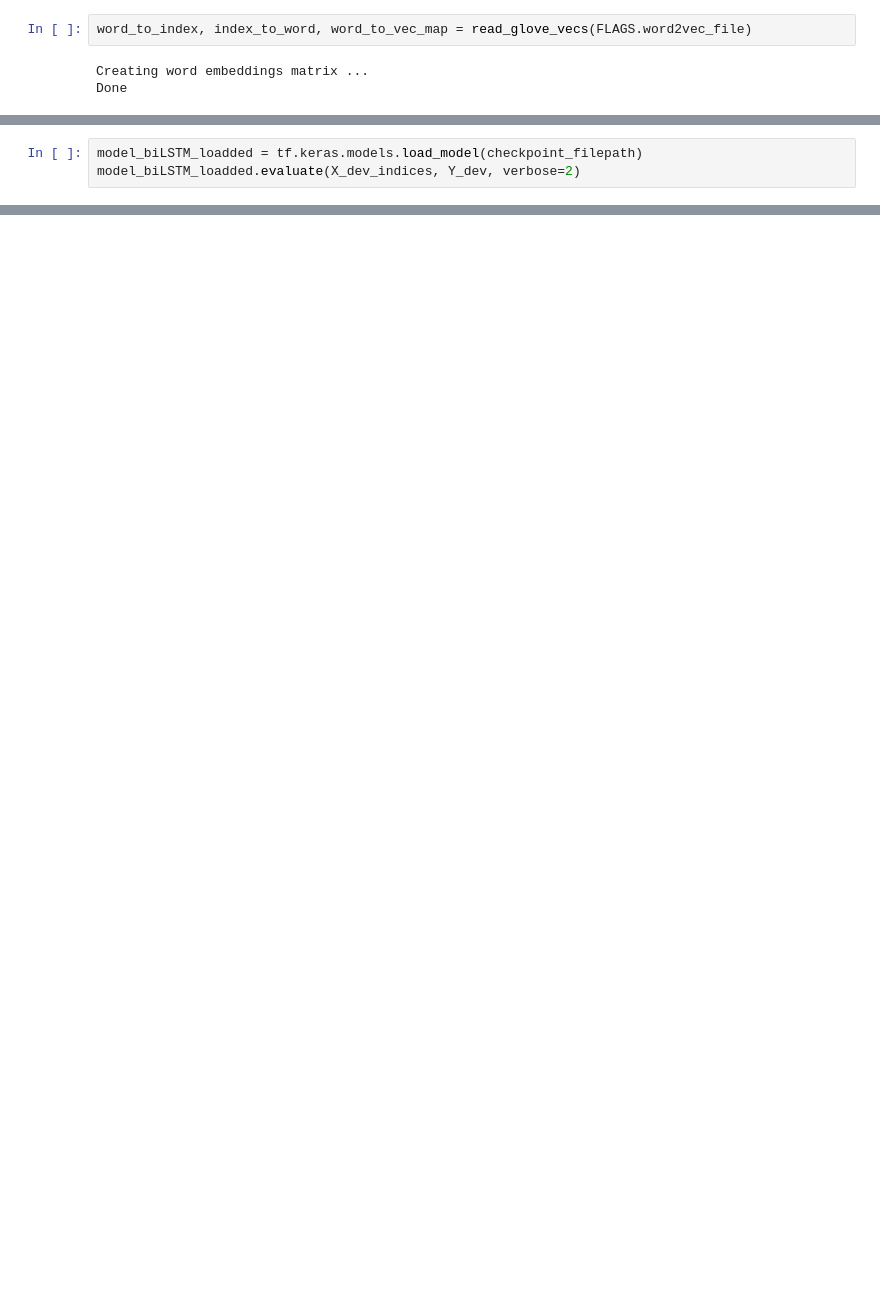
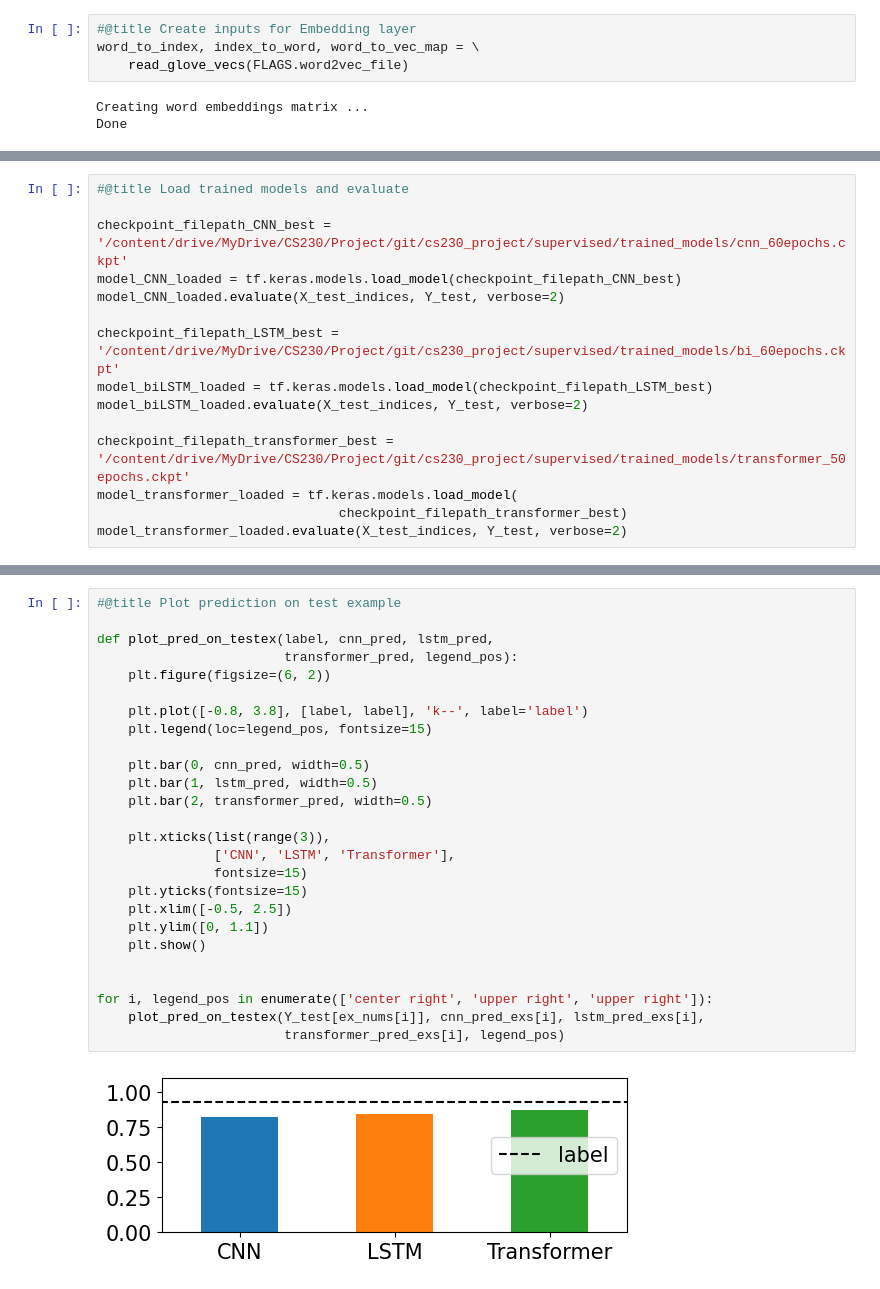
Before and after one commit to edvinjohansson1/cs230_project, a Jupyter notebook: supervised/main.ipynb, the cells around one changed output, grey strips where cells are left out. Drawn from its saved outputs; the diff is of its cells as text; blank space fills up the shorter version.

Commit message:
Cleaned up supervised methods for submission

```diff
--- a/supervised/main.ipynb
+++ b/supervised/main.ipynb
@@ -67,5 +80,7 @@ for idx in range(3):
 # %%
-word_to_index, index_to_word, word_to_vec_map = read_glove_vecs(FLAGS.word2vec_file)
+#@title Create inputs for Embedding layer
+word_to_index, index_to_word, word_to_vec_map = \
+    read_glove_vecs(FLAGS.word2vec_file)
 # %% [output]
 Creating word embeddings matrix ...
 Done
@@ -187,4 +228,16 @@ WARNING:absl:Found untraced functions such as lstm_cell_1_layer_call_fn, lstm_ce
 # %%
-model_biLSTM_loadded = tf.keras.models.load_model(checkpoint_filepath)
-model_biLSTM_loadded.evaluate(X_dev_indices, Y_dev, verbose=2)
+#@title Load trained models and evaluate
+
+checkpoint_filepath_CNN_best = '/content/drive/MyDrive/CS230/Project/git/cs230_project/supervised/trained_models/cnn_60epochs.ckpt'
+model_CNN_loaded = tf.keras.models.load_model(checkpoint_filepath_CNN_best)
+model_CNN_loaded.evaluate(X_test_indices, Y_test, verbose=2)
+
+checkpoint_filepath_LSTM_best = '/content/drive/MyDrive/CS230/Project/git/cs230_project/supervised/trained_models/bi_60epochs.ckpt'
+model_biLSTM_loaded = tf.keras.models.load_model(checkpoint_filepath_LSTM_best)
+model_biLSTM_loaded.evaluate(X_test_indices, Y_test, verbose=2)
+
+checkpoint_filepath_transformer_best = '/content/drive/MyDrive/CS230/Project/git/cs230_project/supervised/trained_models/transformer_50epochs.ckpt'
+model_transformer_loaded = tf.keras.models.load_model(
+                               checkpoint_filepath_transformer_best)
+model_transformer_loaded.evaluate(X_test_indices, Y_test, verbose=2)
 # %% [output]
@@ -192,0 +331,28 @@ model_biLSTM_loadded.evaluate(X_dev_indices, Y_dev, verbose=2)
+# %%
+#@title Plot prediction on test example
+
+def plot_pred_on_testex(label, cnn_pred, lstm_pred,
+                        transformer_pred, legend_pos):
+    plt.figure(figsize=(6, 2))
+
+    plt.plot([-0.8, 3.8], [label, label], 'k--', label='label')
+    plt.legend(loc=legend_pos, fontsize=15)
+
+    plt.bar(0, cnn_pred, width=0.5)
+    plt.bar(1, lstm_pred, width=0.5)
+    plt.bar(2, transformer_pred, width=0.5)
+
+    plt.xticks(list(range(3)),
+               ['CNN', 'LSTM', 'Transformer'],
+               fontsize=15)
+    plt.yticks(fontsize=15)
+    plt.xlim([-0.5, 2.5])
+    plt.ylim([0, 1.1])
+    plt.show()
+
+
+for i, legend_pos in enumerate(['center right', 'upper right', 'upper right']):
+    plot_pred_on_testex(Y_test[ex_nums[i]], cnn_pred_exs[i], lstm_pred_exs[i],
+                        transformer_pred_exs[i], legend_pos)
+# %% [output]
+[figure, added]
```
Also changed, not shown: parts of 23 cells of this notebook, 5 other files.
